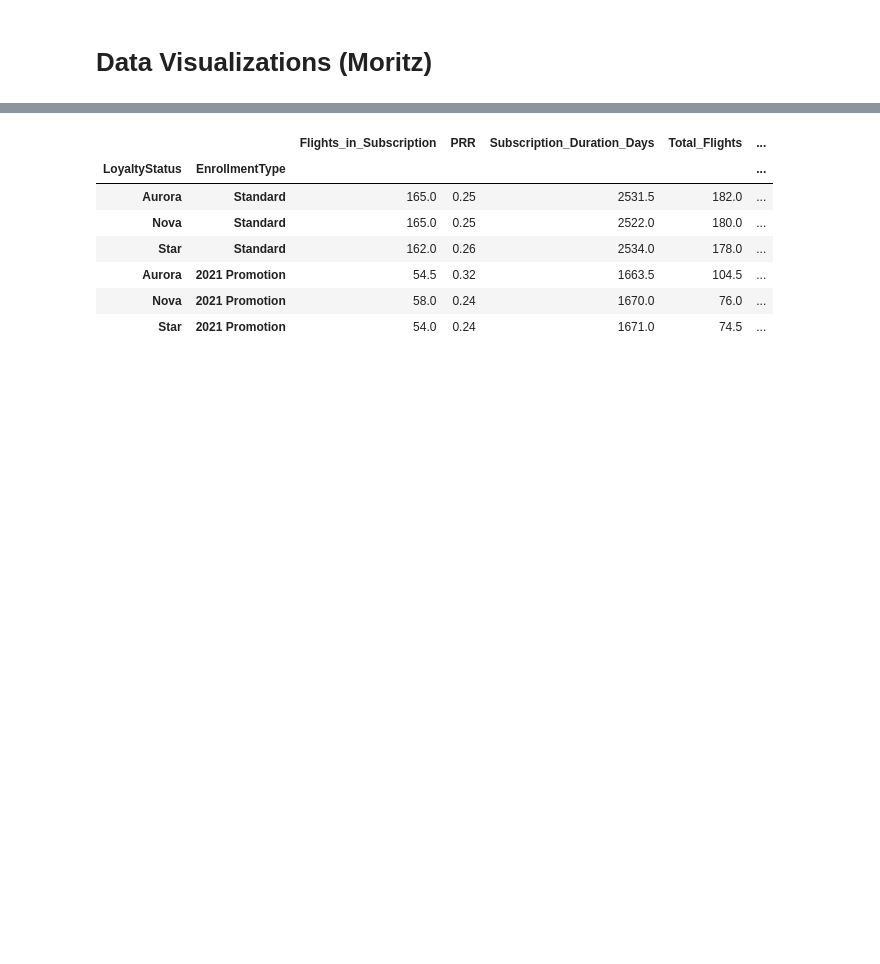
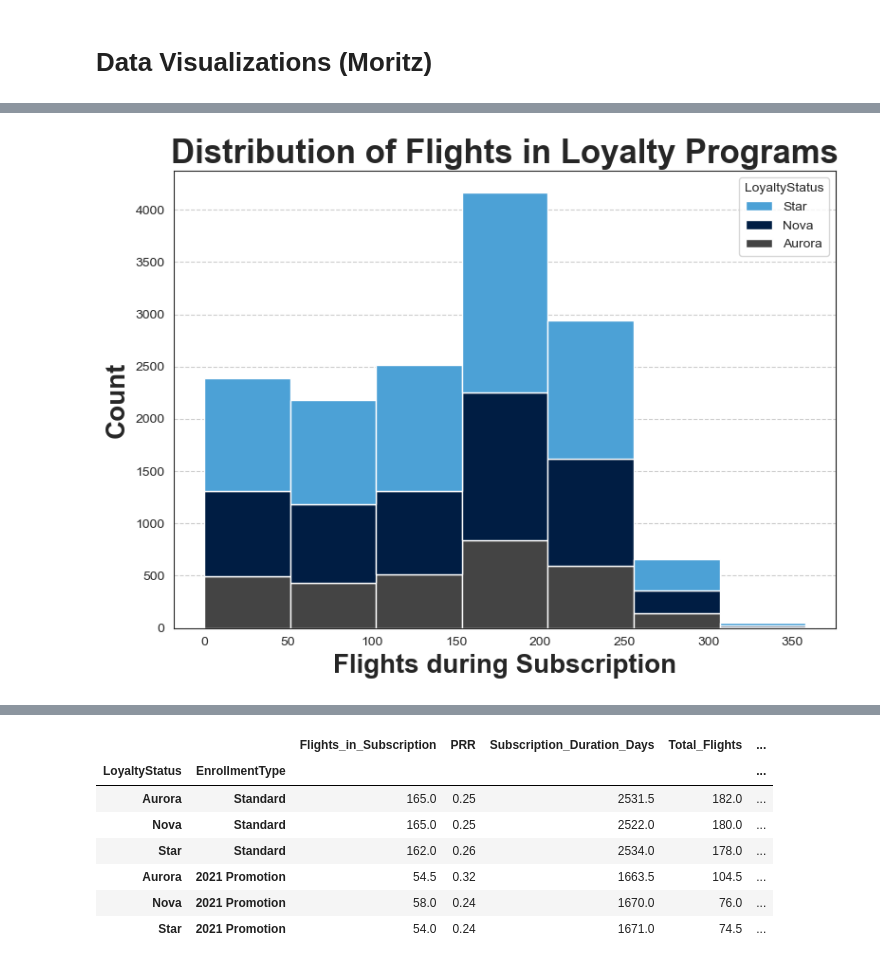
Before and after one commit to LiberoBiagi/DM_Nova_IMS_25-26, a Jupyter notebook: data_mining.ipynb, the cells around one changed output, grey strips where cells are left out. Saved outputs shown, nothing was run; the diff lists cells and outputs as text; code cells hidden in the pictures; blank space fills up the shorter version.

```diff
--- a/data_mining.ipynb
+++ b/data_mining.ipynb
@@ -996,0 +1030,17 @@ Merge df_flights and df_costumer DataFrames on 'Loyalty#'.
+# %%
+sns.set_style("white")
+
+plt.figure(figsize=(8,6))
+
+sns.histplot(df_customer_copy, x = "Flights_in_Subscription", hue = "LoyaltyStatus", bins=10, multiple="stack", binwidth=50, alpha=1)
+
+plt.title("Distribution of Flights in Loyalty Programs", size=25, fontweight='bold')
+plt.grid(axis='y', alpha=1, linestyle='--')
+plt.xlabel('Flights during Subscription', fontsize=20, fontweight='bold')
+plt.ylabel('Count', fontsize=20, fontweight='bold')
+
+plt.tight_layout()
+plt.savefig("./Figures/Flights_in_Subscription.svg", format="svg")
+plt.show()
+# %% [output]
+[figure, added]
```
Also changed, not shown: parts of 27 cells of this notebook, 2 other files.
